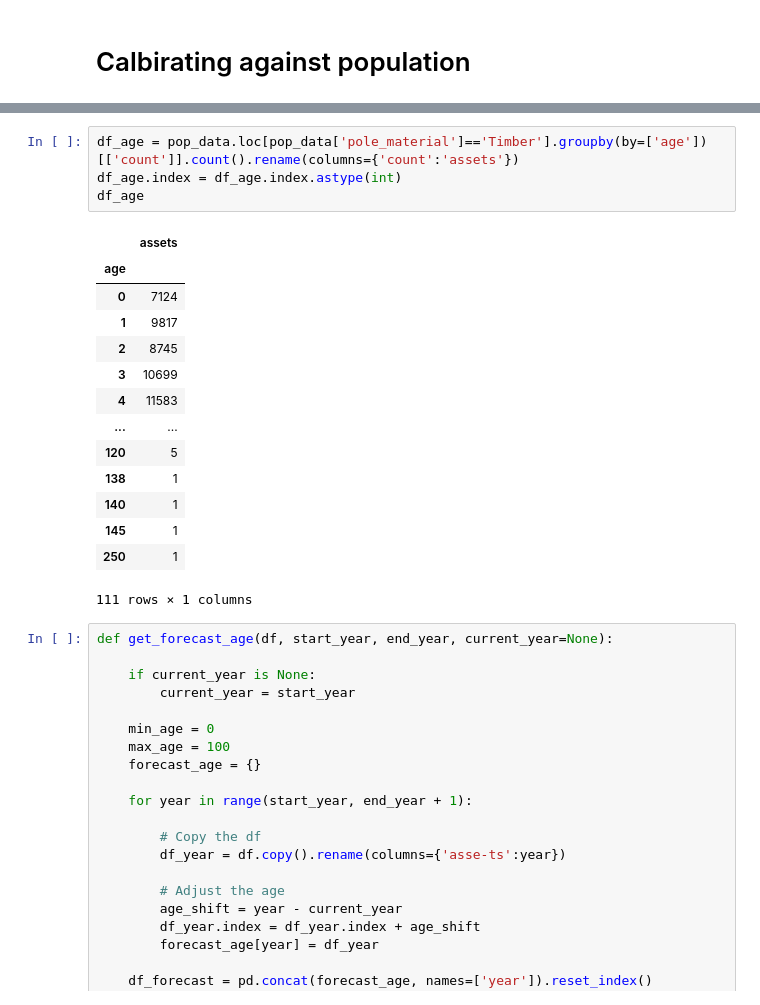
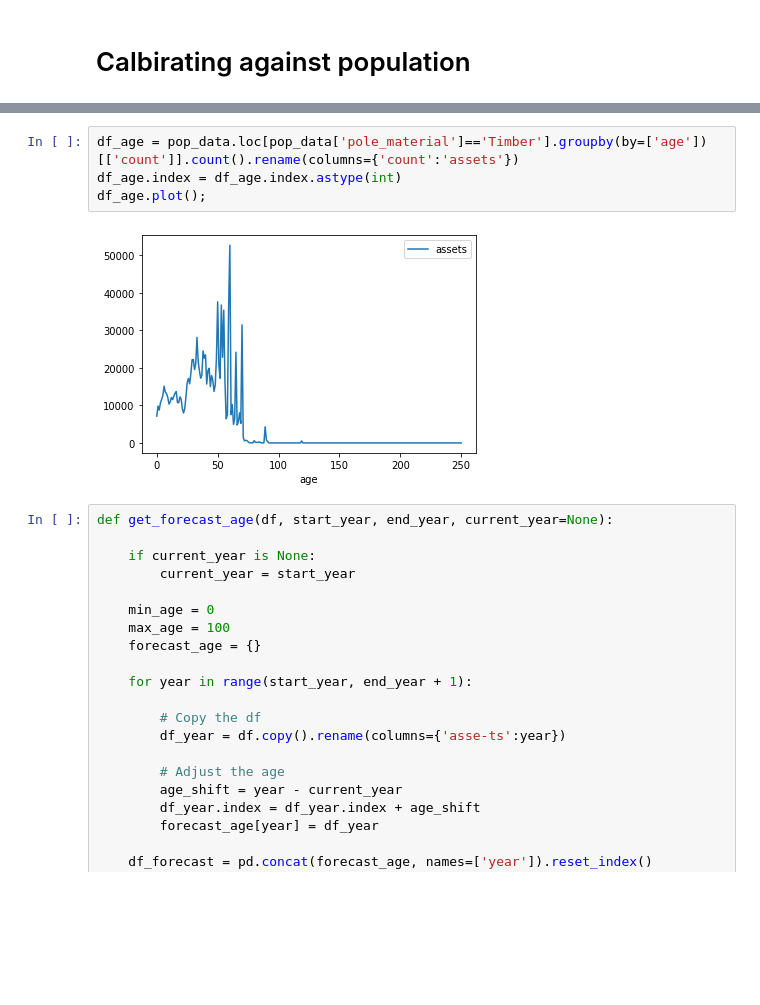
Before and after one commit to gavintreseder/pof, a Jupyter notebook: notebooks/component.ipynb, the cells around one changed output, grey strips where cells are left out. Cells and saved outputs as stored; diff of their text form; blank space fills up the shorter version.

```diff
--- a/notebooks/component.ipynb
+++ b/notebooks/component.ipynb
@@ -89,22 +88,9 @@ pop_data.head()
 # %%
 df_age = pop_data.loc[pop_data['pole_material']=='Timber'].groupby(by=['age'])[['count']].count().rename(columns={'count':'assets'})
 df_age.index = df_age.index.astype(int)
-df_age
+df_age.plot();
 # %% [output]
-|  | assets |
-| age |  |
-| 0 | 7124 |
-| 1 | 9817 |
-| 2 | 8745 |
-| 3 | 10699 |
-| 4 | 11583 |
-| ... | ... |
-| 120 | 5 |
-| 138 | 1 |
-| 140 | 1 |
-| 145 | 1 |
-| 250 | 1 |
-111 rows × 1 columns
+[figure, added]
 # %%
 def get_forecast_age(df, start_year, end_year, current_year=None):
 
```
Also changed, not shown: parts of 15 cells of this notebook, 3 other files.
